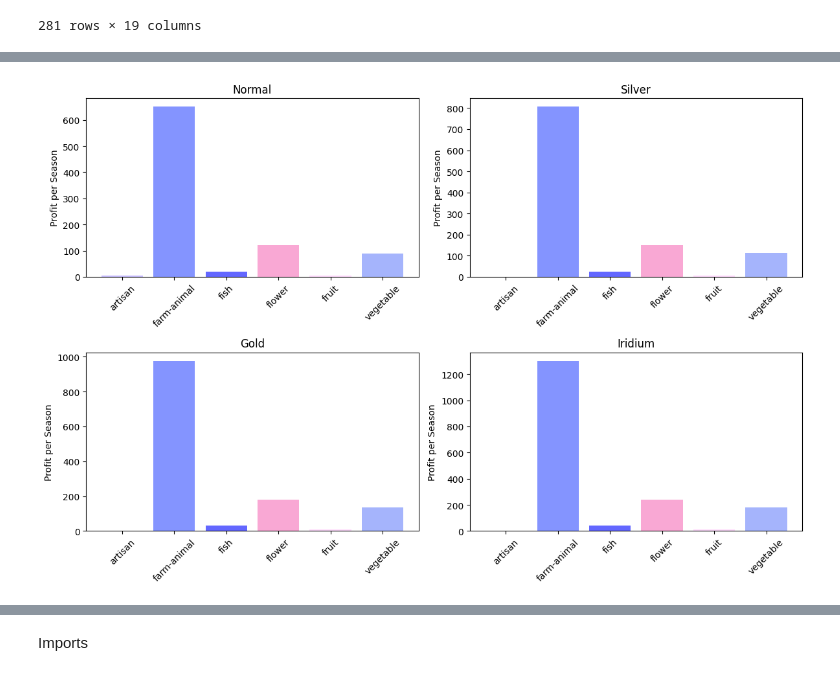
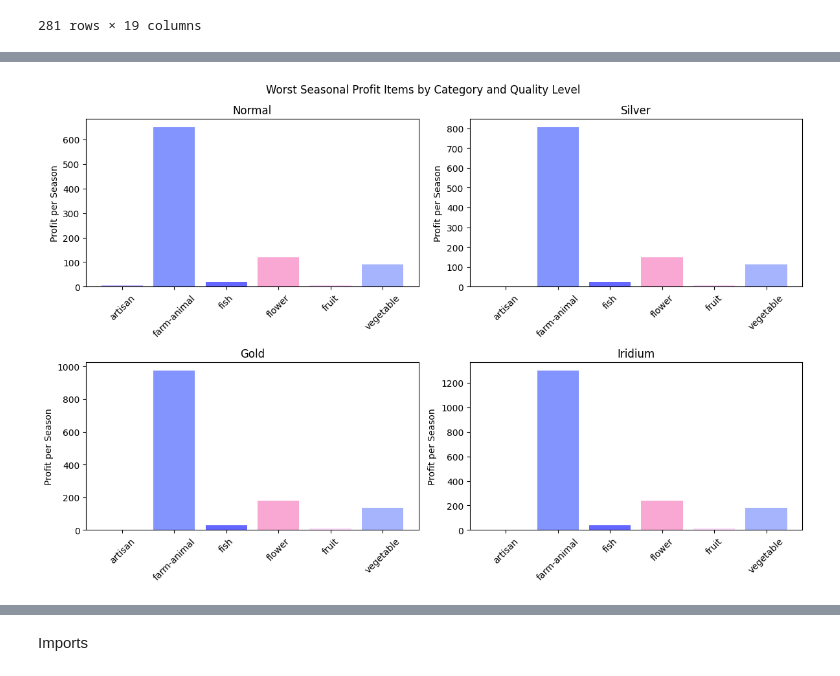
Before and after one commit to VivianBelle17/Stardew-Profitability, a Jupyter notebook: StardewMaximizeProfits.ipynb, the cells around one changed output, grey strips where cells are left out. Saved outputs shown, nothing was run; the diff lists cells and outputs as text; code cells hidden in the pictures.

```diff
--- a/StardewMaximizeProfits.ipynb
+++ b/StardewMaximizeProfits.ipynb
@@ -1153,28 +1272,30 @@ plt.show()
 # %%
 # Plots Worst items per category according to quality
 fig, axes = plt.subplots(2, 2, figsize=(12, 8))
+
+fig.suptitle("Worst Seasonal Profit Items by Category and Quality Level")
 
 # Normal
 axes[0, 0].bar(worst_items_normal["category"], worst_items_normal["season_profit_normal"], color=colors)
 axes[0, 0].set_title("Normal")
 
 # Silver
 axes[0, 1].bar(worst_items_silver["category"], worst_items_silver["season_profit_silver"], color=colors)
 axes[0, 1].set_title("Silver")
 
 # Gold
 axes[1, 0].bar(worst_items_gold["category"], worst_items_gold["season_profit_gold"], color=colors)
 axes[1, 0].set_title("Gold")
 
 # Iridium
 axes[1, 1].bar(worst_items_iridium["category"], worst_items_iridium["season_profit_iridium"], color=colors)
 axes[1, 1].set_title("Iridium")
 
 for ax in axes.flatten():
     ax.set_ylabel("Profit per Season")
     ax.tick_params(axis='x', rotation=45)
 
 plt.tight_layout()
 plt.show()
 # %% [output]
-[figure, old version]
+[figure, new version]
```
Also changed, not shown: parts of 63 cells of this notebook.
